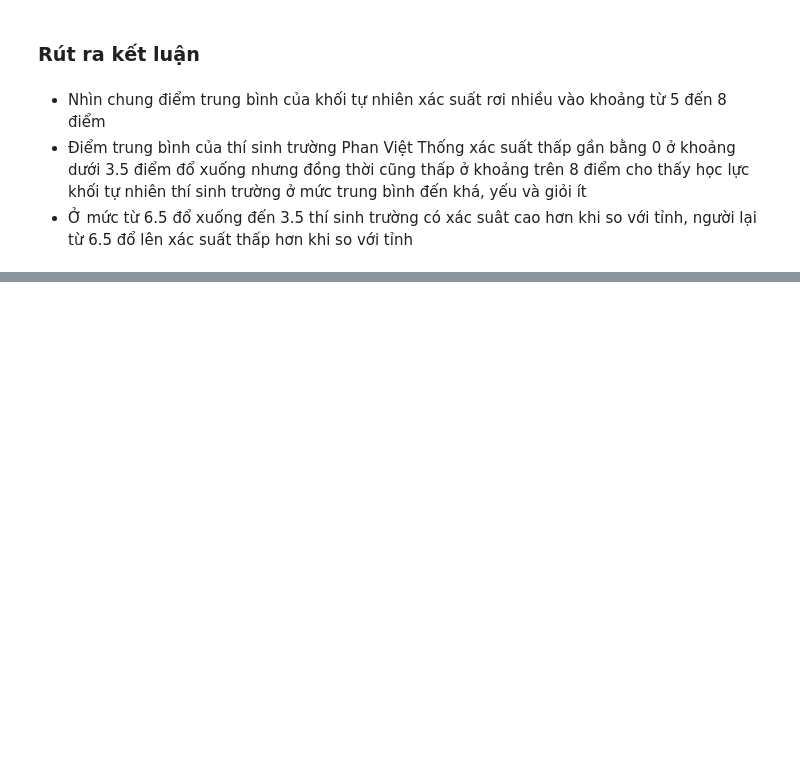
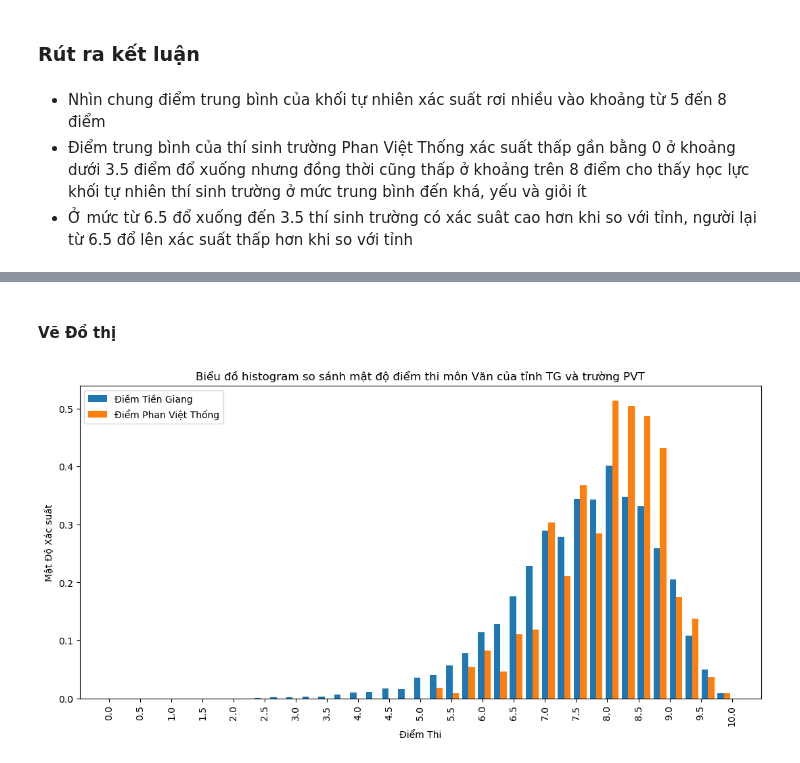
Before and after one commit to nauht1/ScoreAnalysisProject, a Jupyter notebook: Insight.ipynb, the cells around one changed output, grey strips where cells are left out. Drawn from its saved outputs; the diff is of its cells as text; code cells hidden in the pictures; blank space fills up the shorter version.

Commit message:
Pho diem mon van

```diff
--- a/Insight.ipynb
+++ b/Insight.ipynb
@@ -357,0 +302,8 @@ plt.show()
+# %%
+# Điểm ở tỉnh tiền giang
+diem_Van_TG = diemTG['Van']
+# Điểm ở trường Phan Việt Thống
+diem_Van_PVT = diemPVT['Van']
+
+print(diem_Van_TG)
+print(diem_Van_PVT)
@@ -357,0 +328,18 @@ plt.show()
+# %% [markdown]
+#### Vẽ Đồ thị
+# %%
+plt.figure(figsize=(13, 6))
+
+bins = np.linspace(0, 10, 40)
+
+# Vẽ biểu đồ histogram
+plt.hist([diem_Van_TG, diem_Van_PVT], bins, label=['Điềm Tiền Giang', 'Điểm Phan Việt Thống'], density=True)
+
+plt.xlabel('Điểm Thi')
+plt.ylabel('Mật Độ Xác suất')
+plt.title('Biểu đồ histogram so sánh mật độ điểm thi môn Văn của tỉnh TG và trường PVT')
+plt.legend(loc='best')
+plt.xticks(np.arange(0, 10.5, 0.5), rotation=90)
+plt.show()
+# %% [output]
+[figure, added]
```
Also changed, not shown: parts of 10 cells of this notebook.
